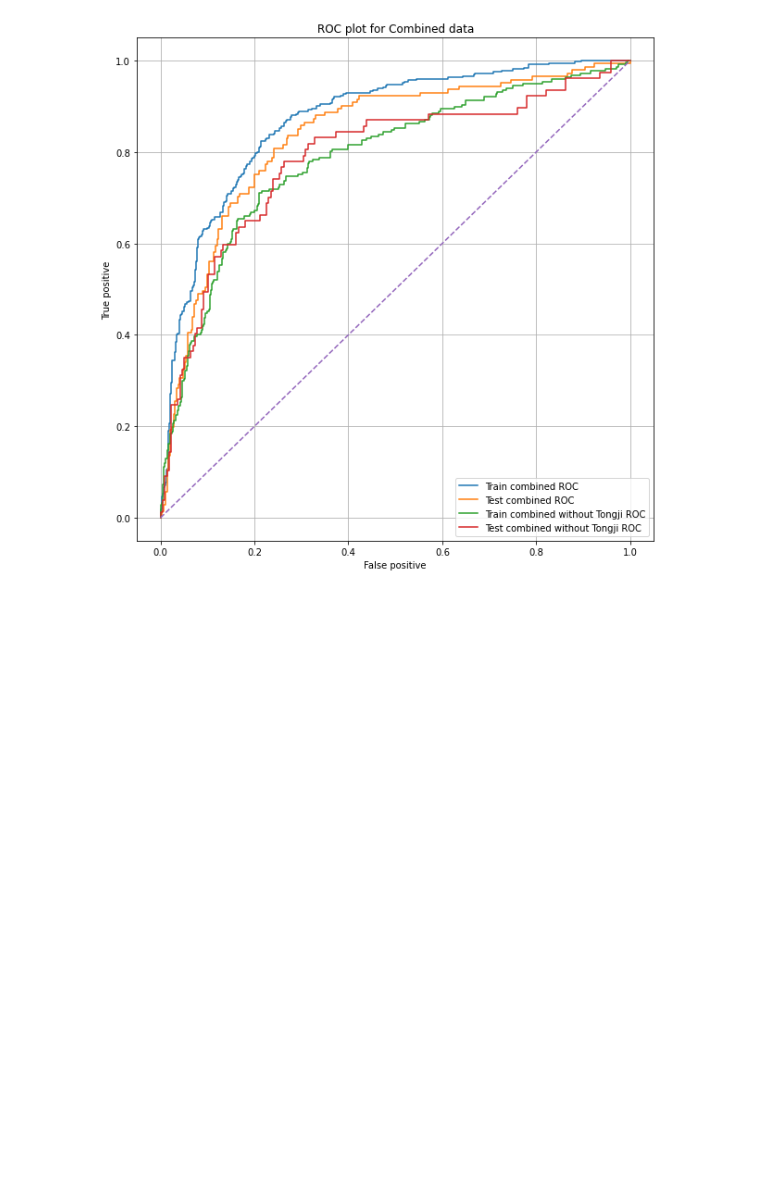
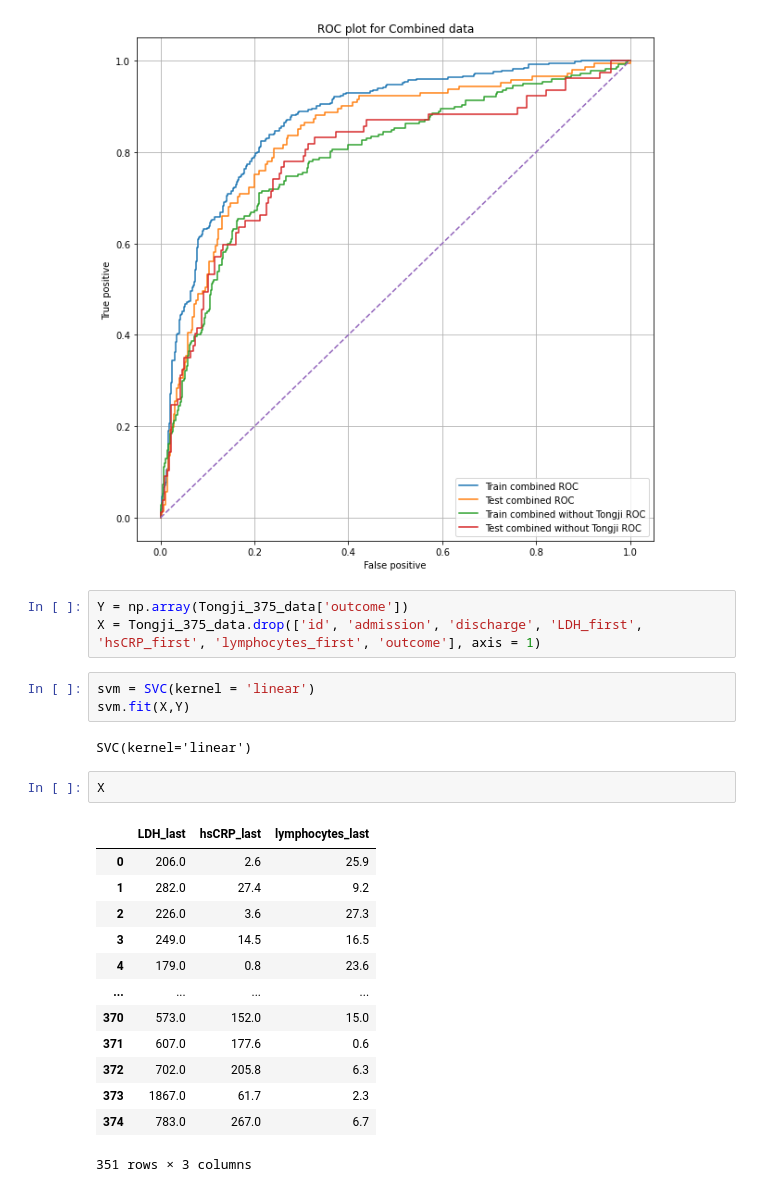
Before and after one commit to konrad-komisarczyk/wb2021, a Jupyter notebook: SVM_test.ipynb, the cells around one changed output. Drawn from its saved outputs; the diff is of its cells as text; blank space fills up the shorter version.

```diff
--- a/SVM_test.ipynb
+++ b/SVM_test.ipynb
@@ -255,3 +256,27 @@ AUC for combined is 0.8351490336574784
 AUC for combined without Tongji is 0.7879296223566447
 AUC for combined without Tongji is 0.7883775210964151
 [figure]
+# %%
+Y = np.array(Tongji_375_data['outcome'])
+X = Tongji_375_data.drop(['id', 'admission', 'discharge', 'LDH_first', 'hsCRP_first', 'lymphocytes_first', 'outcome'], axis = 1)
+# %%
+svm = SVC(kernel = 'linear')
+svm.fit(X,Y)
+# %% [output]
+SVC(kernel='linear')
+# %%
+X
+# %% [output]
+|  | LDH_last | hsCRP_last | lymphocytes_last |
+| 0 | 206.0 | 2.6 | 25.9 |
+| 1 | 282.0 | 27.4 | 9.2 |
+| 2 | 226.0 | 3.6 | 27.3 |
+| 3 | 249.0 | 14.5 | 16.5 |
+| 4 | 179.0 | 0.8 | 23.6 |
+| ... | ... | ... | ... |
+| 370 | 573.0 | 152.0 | 15.0 |
+| 371 | 607.0 | 177.6 | 0.6 |
+| 372 | 702.0 | 205.8 | 6.3 |
+| 373 | 1867.0 | 61.7 | 2.3 |
+| 374 | 783.0 | 267.0 | 6.7 |
+351 rows × 3 columns
```
Also changed, not shown: parts of 4 cells of this notebook.
